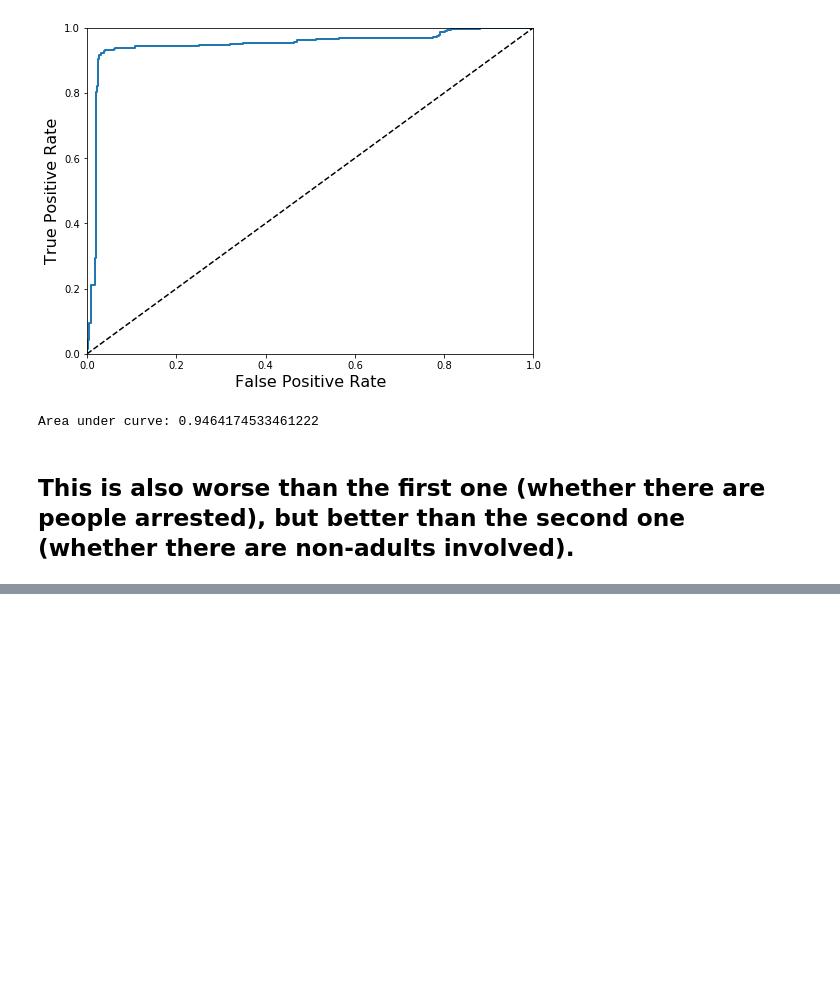
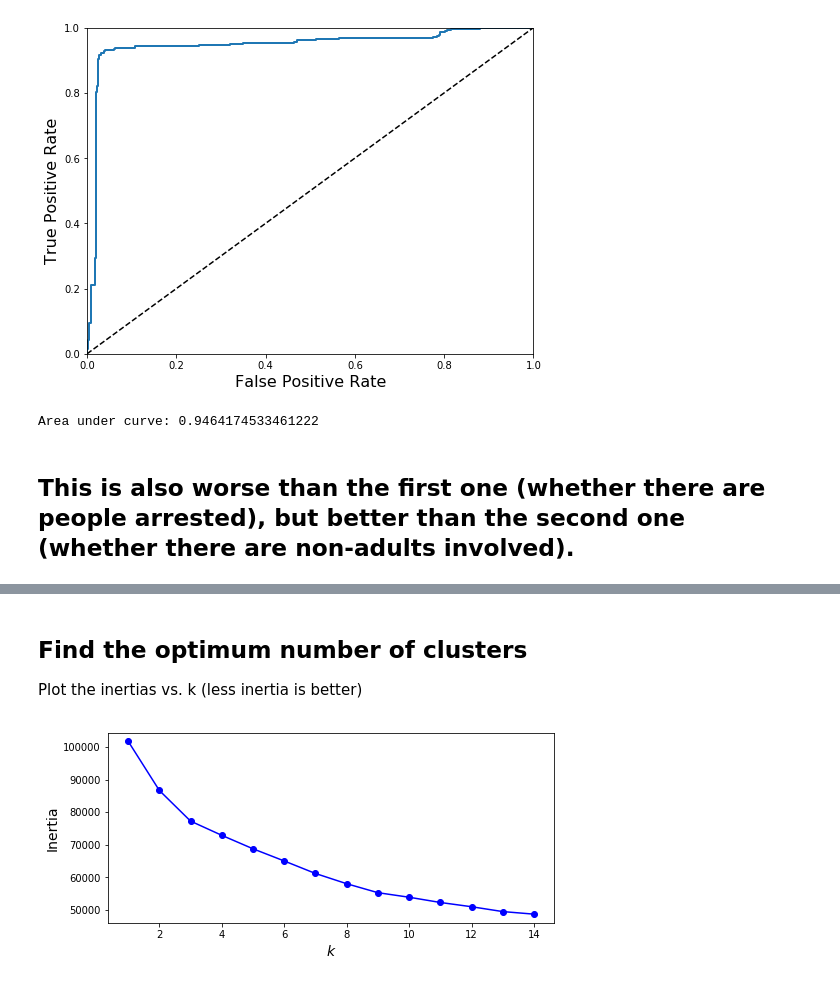
Before and after one commit to AkankshaNichrelay/Analysing-gun-violence-incidents, a Jupyter notebook: main.ipynb, the cells around one changed output, grey strips where cells are left out. Cells and saved outputs as stored; diff of their text form; code cells hidden in the pictures; blank space fills up the shorter version.

```diff
--- a/main.ipynb
+++ b/main.ipynb
@@ -773,0 +780,16 @@ Sum of squared distances of samples to their closest cluster center is: 59546.19
+# %% [markdown]
+## Find the optimum number of clusters
+Plot the inertias vs. k (less inertia is better)
+# %%
+maxk = 15
+kmeans_per_k = [KMeans(n_clusters=k, random_state=42).fit(cluster_data)
+                for k in range(1, maxk)]
+inertias = [model.inertia_ for model in kmeans_per_k]
+
+plt.figure(figsize=(8, 3.5))
+plt.plot(range(1, maxk), inertias, "bo-")
+plt.xlabel("$k$", fontsize=14)
+plt.ylabel("Inertia", fontsize=14)
+plt.show()
+# %% [output]
+[figure, added]
```
Also changed, not shown: parts of 17 cells of this notebook.
